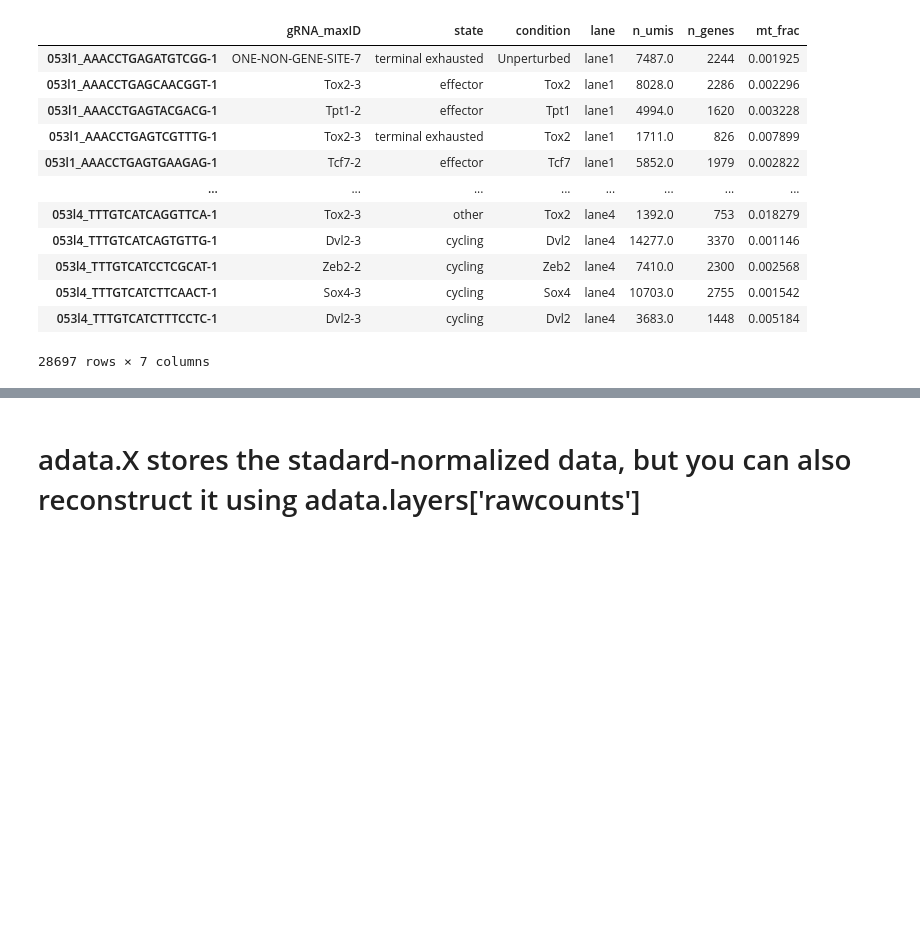
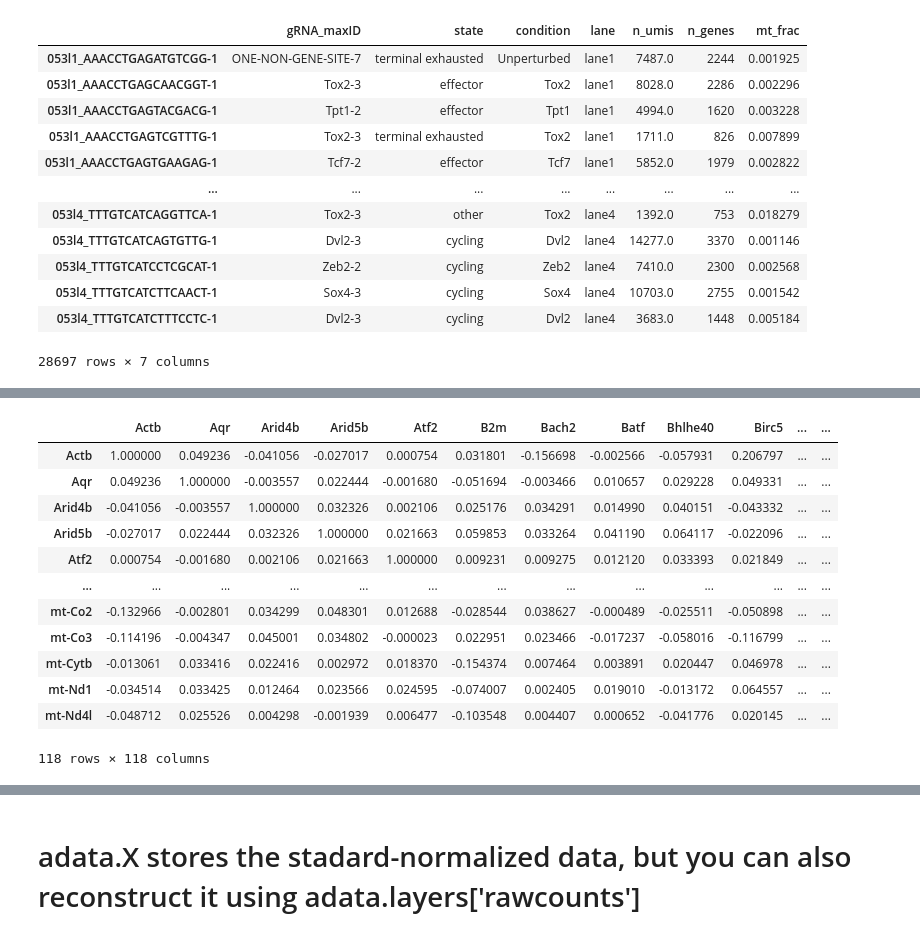
Before and after one commit to EraslanBas/CancerImmunotherapyChallenge, a Jupyter notebook: SRC/sc_training_visualization.ipynb, the cells around one changed output, grey strips where cells are left out. Drawn from its saved outputs; the diff is of its cells as text; code cells hidden in the pictures; blank space fills up the shorter version.

```diff
--- a/SRC/sc_training_visualization.ipynb
+++ b/SRC/sc_training_visualization.ipynb
@@ -45,0 +106,8 @@ adata.obs
+# %%
+perturbations = list(adata.obs['condition'].unique())
+perturbations.remove('Unperturbed')
+k = [x in adata.var_names for x in perturbations]
+perturbations = list(compress(perturbations, k))
+# %%
+testKOs=[ 'Aqr', 'Bach2', 'Bhlhe40', 'Ets1', 'Fosb', 'Mafk', 'Stat3']
+[x in adata.var_names for x in testKOs]
@@ -45,0 +116,4 @@ adata.obs
+# %%
+expVar = pd.DataFrame(adata.X)
+expVar.columns = adata.var_names
+expVar
@@ -45,0 +134,22 @@ adata.obs
+# %%
+geneList = np.unique(perturbations + testKOs+markerGenes)
+myGenesExp = expVar.loc[:,geneList]
+corCoefs = pd.DataFrame(np.corrcoef(np.transpose(myGenesExp)))
+
+corCoefs.columns = geneList
+corCoefs.index = geneList
+corCoefs
+# %% [output]
+|  | Actb | Aqr | Arid4b | Arid5b | Atf2 | B2m | Bach2 | Batf | Bhlhe40 | Birc5 | ... | ... |
+| Actb | 1.000000 | 0.049236 | -0.041056 | -0.027017 | 0.000754 | 0.031801 | -0.156698 | -0.002566 | -0.057931 | 0.206797 | ... | ... |
+| Aqr | 0.049236 | 1.000000 | -0.003557 | 0.022444 | -0.001680 | -0.051694 | -0.003466 | 0.010657 | 0.029228 | 0.049331 | ... | ... |
+| Arid4b | -0.041056 | -0.003557 | 1.000000 | 0.032326 | 0.002106 | 0.025176 | 0.034291 | 0.014990 | 0.040151 | -0.043332 | ... | ... |
+| Arid5b | -0.027017 | 0.022444 | 0.032326 | 1.000000 | 0.021663 | 0.059853 | 0.033264 | 0.041190 | 0.064117 | -0.022096 | ... | ... |
+| Atf2 | 0.000754 | -0.001680 | 0.002106 | 0.021663 | 1.000000 | 0.009231 | 0.009275 | 0.012120 | 0.033393 | 0.021849 | ... | ... |
+| ... | ... | ... | ... | ... | ... | ... | ... | ... | ... | ... | ... | ... |
+| mt-Co2 | -0.132966 | -0.002801 | 0.034299 | 0.048301 | 0.012688 | -0.028544 | 0.038627 | -0.000489 | -0.025511 | -0.050898 | ... | ... |
+| mt-Co3 | -0.114196 | -0.004347 | 0.045001 | 0.034802 | -0.000023 | 0.022951 | 0.023466 | -0.017237 | -0.058016 | -0.116799 | ... | ... |
+| mt-Cytb | -0.013061 | 0.033416 | 0.022416 | 0.002972 | 0.018370 | -0.154374 | 0.007464 | 0.003891 | 0.020447 | 0.046978 | ... | ... |
+| mt-Nd1 | -0.034514 | 0.033425 | 0.012464 | 0.023566 | 0.024595 | -0.074007 | 0.002405 | 0.019010 | -0.013172 | 0.064557 | ... | ... |
+| mt-Nd4l | -0.048712 | 0.025526 | 0.004298 | -0.001939 | 0.006477 | -0.103548 | 0.004407 | 0.000652 | -0.041776 | 0.020145 | ... | ... |
+118 rows × 118 columns
```
Also changed, not shown: parts of 12 cells of this notebook, 2 other files.
